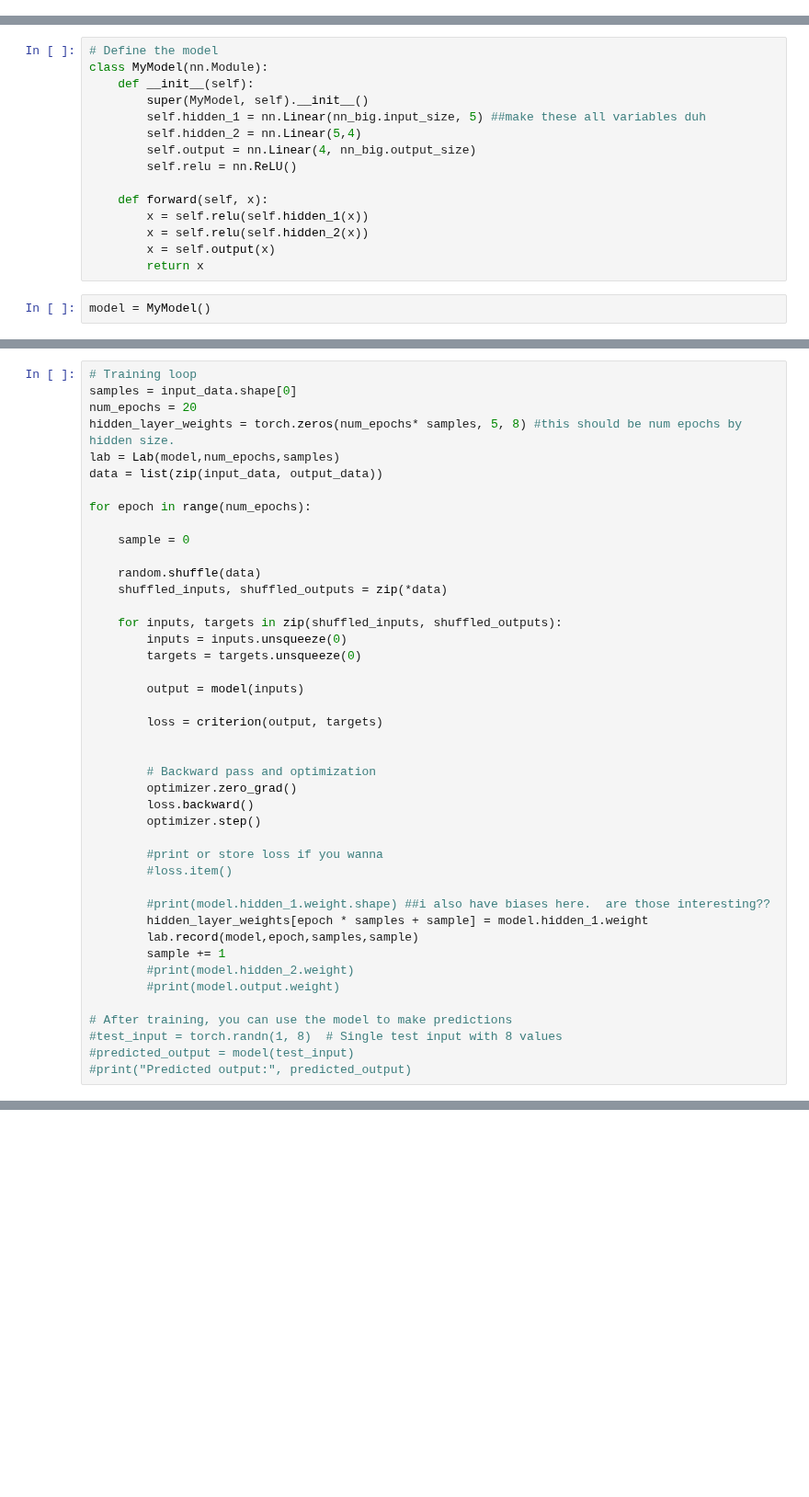
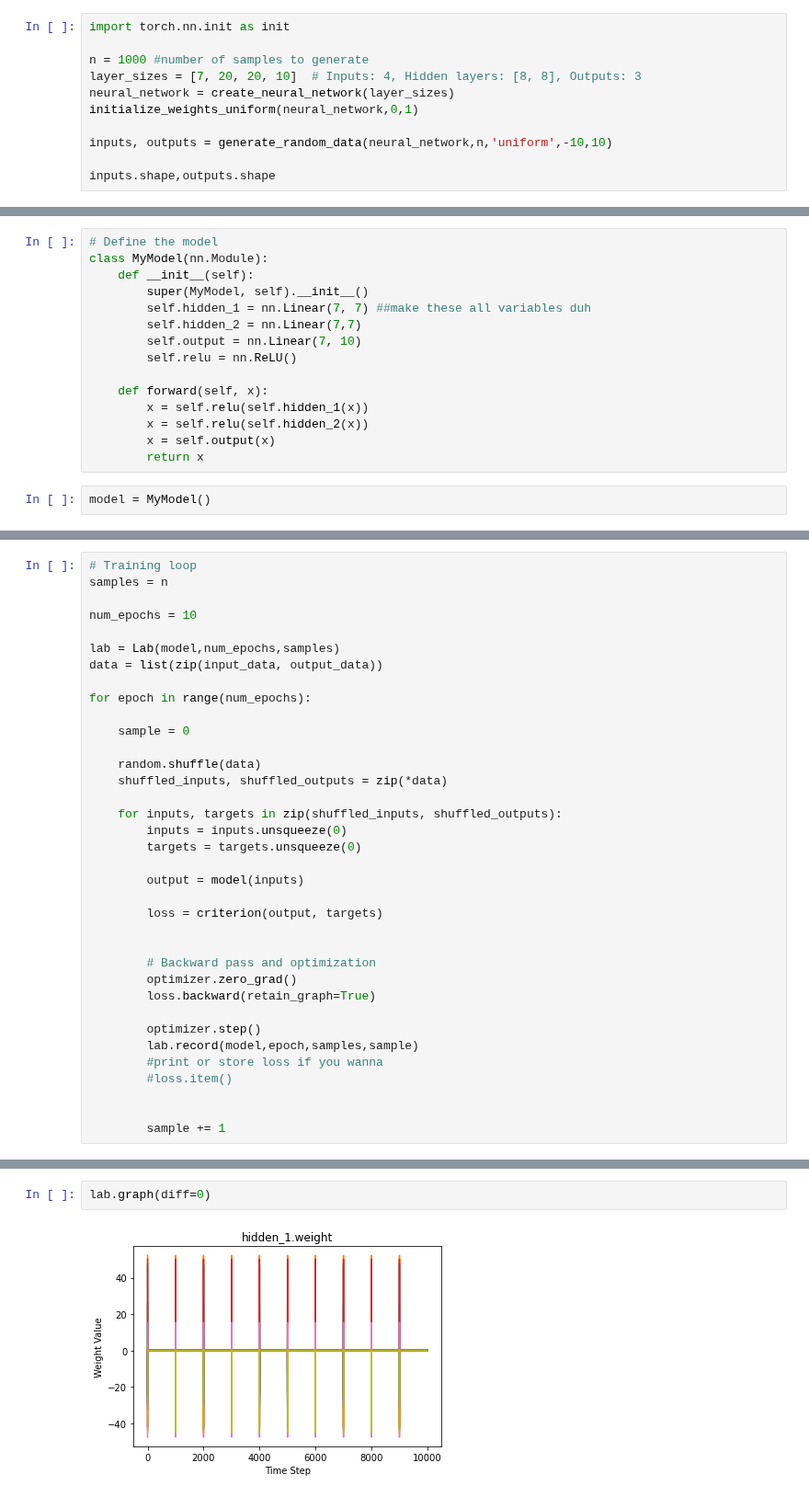
Before and after one commit to dallingordon/LABNET, a Jupyter notebook: labnet_implementation.ipynb, the cells around one changed output, grey strips where cells are left out. Shown at 92% size. Cells and saved outputs as stored; diff of their text form; blank space fills up the shorter version.

Commit message:
nn to generate data

```diff
--- a/labnet_implementation.ipynb
+++ b/labnet_implementation.ipynb
@@ -61,3 +110,14 @@ nn_big.input_size
 import torch
 import torch.nn as nn
 import torch.optim as optim
+# %%
+import torch.nn.init as init
+
+n = 1000 #number of samples to generate
+layer_sizes = [7, 20, 20, 10]  # Inputs: 4, Hidden layers: [8, 8], Outputs: 3
+neural_network = create_neural_network(layer_sizes)
+initialize_weights_uniform(neural_network,0,1)
+
+inputs, outputs = generate_random_data(neural_network,n,'uniform',-10,10)
+
+inputs.shape,outputs.shape
@@ -66,9 +151,9 @@ import torch.optim as optim
 class MyModel(nn.Module):
     def __init__(self):
         super(MyModel, self).__init__()
-        self.hidden_1 = nn.Linear(nn_big.input_size, 5) ##make these all variables duh
-        self.hidden_2 = nn.Linear(5,4)
-        self.output = nn.Linear(4, nn_big.output_size)
+        self.hidden_1 = nn.Linear(7, 7) ##make these all variables duh
+        self.hidden_2 = nn.Linear(7,7)
+        self.output = nn.Linear(7, 10)
         self.relu = nn.ReLU()
 
     def forward(self, x):
@@ -152,8 +177,9 @@ class Lab:
 # %%
 # Training loop
-samples = input_data.shape[0]
-num_epochs = 20
-hidden_layer_weights = torch.zeros(num_epochs* samples, 5, 8) #this should be num epochs by hidden size.
+samples = n
+
+num_epochs = 10
+
 lab = Lab(model,num_epochs,samples)
 data = list(zip(input_data, output_data))
 
@@ -175,20 +201,12 @@ for epoch in range(num_epochs):
 
         # Backward pass and optimization
         optimizer.zero_grad()
-        loss.backward()
+        loss.backward(retain_graph=True)
+
         optimizer.step()
-
+        lab.record(model,epoch,samples,sample)
         #print or store loss if you wanna
         #loss.item()
 
-        #print(model.hidden_1.weight.shape) ##i also have biases here.  are those interesting??
-        hidden_layer_weights[epoch * samples + sample] = model.hidden_1.weight
-        lab.record(model,epoch,samples,sample)
+
         sample += 1
-        #print(model.hidden_2.weight)
-        #print(model.output.weight)
-
-# After training, you can use the model to make predictions
-#test_input = torch.randn(1, 8)  # Single test input with 8 values
-#predicted_output = model(test_input)
-#print("Predicted output:", predicted_output)
@@ -241,0 +233,4 @@ plot_histogram(hidden_layer_weights[-1].detach(), b=10)
+# %%
+lab.graph(diff=0)
+# %% [output]
+[figure, added]
```
Also changed, not shown: parts of 19 cells of this notebook, 1 other file.
